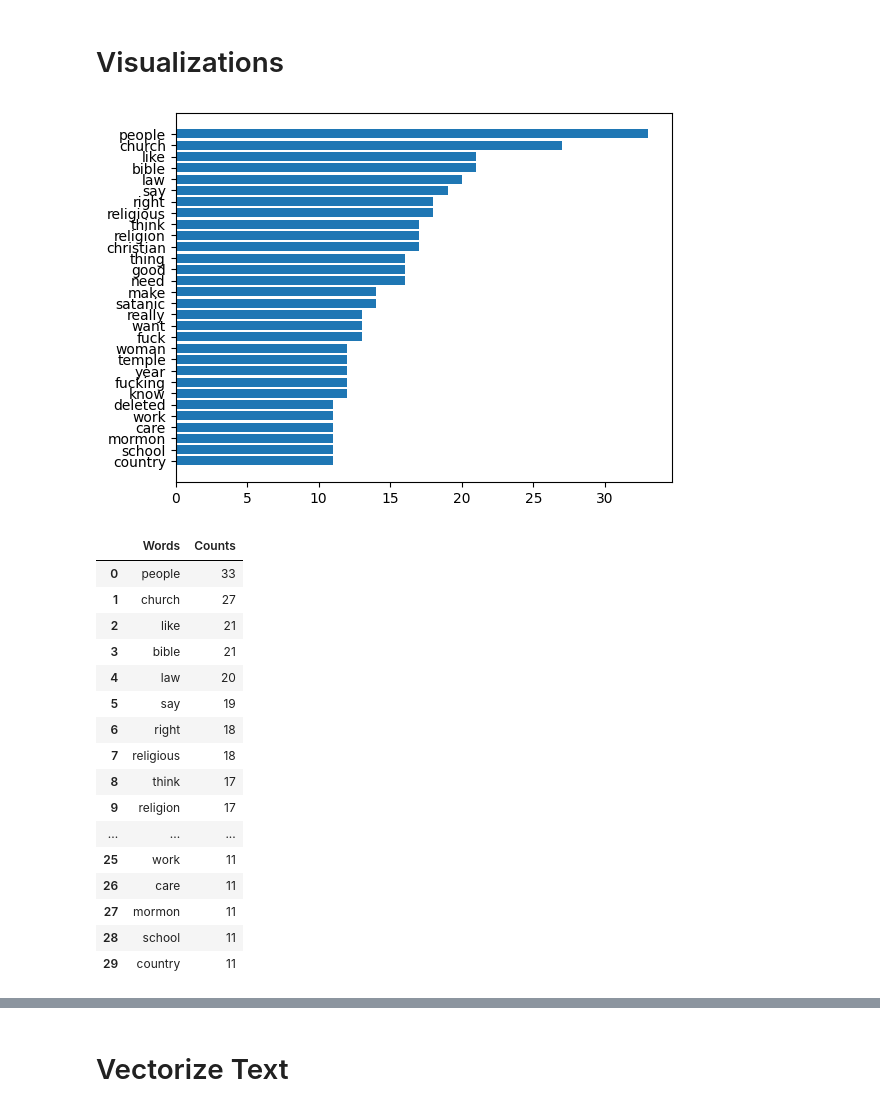
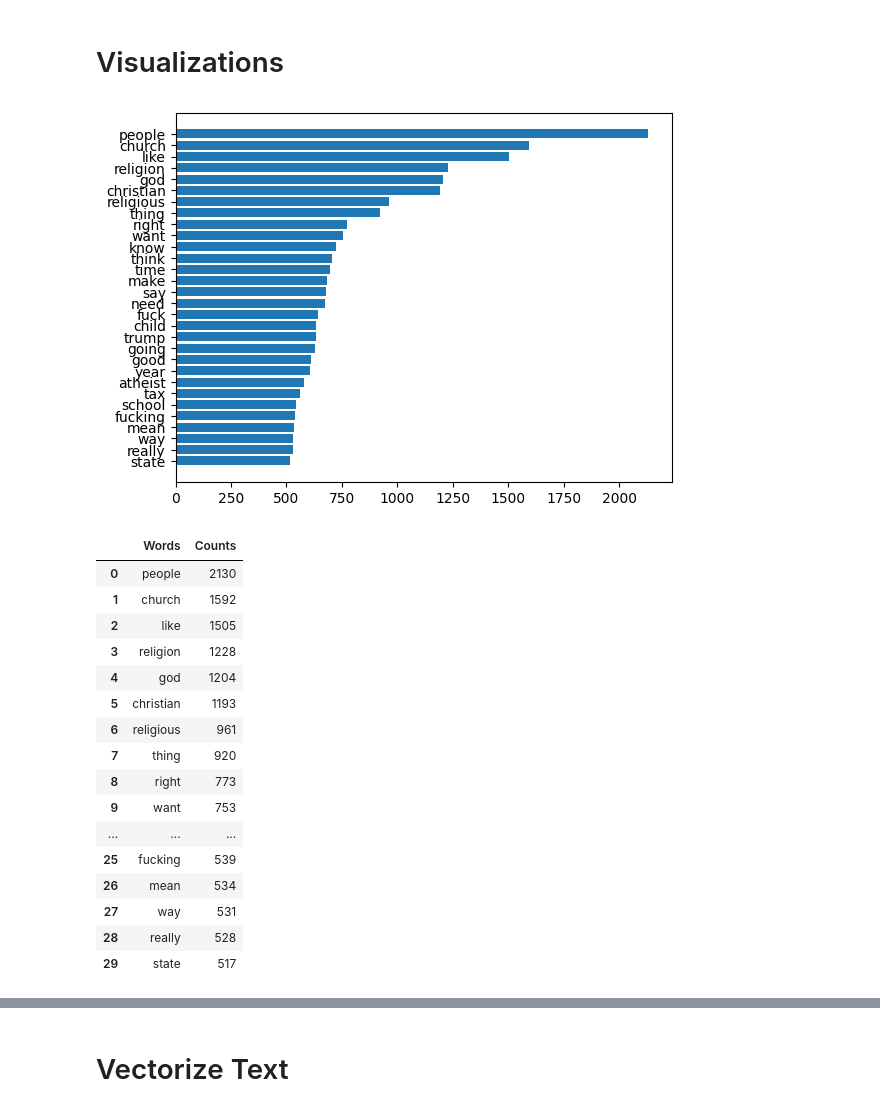
Before and after one commit to xmegan10/Reddit-Atheism-Sentiment-Comment-Prediction, a Jupyter notebook: ath_reddit_proj.ipynb, the cells around one changed output, grey strips where cells are left out. Saved outputs shown, nothing was run; the diff lists cells and outputs as text; code cells hidden in the pictures.

Commit message:
move train test split before preprocess

```diff
--- a/ath_reddit_proj.ipynb
+++ b/ath_reddit_proj.ipynb
@@ -122,0 +125,9 @@ c_eda_df
+# %%
+#split at this stage to avoid data snooping bias
+from sklearn.model_selection import train_test_split
+from sklearn.model_selection import train_test_split
+train_p, test_p = train_test_split(a_posts_df, test_size = 0.2, random_state=42)
+# %%
+#filter a_comments_df into train and test based on train_p and test_p
+train_c = a_comments_df.loc[a_comments_df["post_id"].isin(train_p["post_id"])]
+test_c = a_comments_df.loc[a_comments_df["post_id"].isin(test_p["post_id"])]
@@ -123,2 +141,5 @@ c_eda_df
+# %%
+posts = train_p.copy()
+comments = train_c.copy()
 # %% [markdown]
 ## Preprocess text
@@ -198,21 +191,21 @@ train_c, test_c = train_test_split(a_comment_df, test_size = 0.2, random_state=4
 # %%
 from sklearn.feature_extraction.text import CountVectorizer
 
 vectorizer = CountVectorizer(stop_words='english')
-X_counts = vectorizer.fit_transform(train_c["comment_body"])
+X_counts = vectorizer.fit_transform(comments["comment_body"])
 
 w_counts = X_counts.toarray().sum(axis = 0)
 word_freq = [(word, w_counts[idx])for word, idx in vectorizer.vocabulary_.items()]
 word_freq = sorted(word_freq, key=lambda x: x[1], reverse = True)
 
 words = [w[0] for w in word_freq[:30]]
 counts = [w[1] for w in word_freq[:30]]
 fig, ax = plt.subplots()
 ax.barh(words, counts, align = "center")
 ax.invert_yaxis()
 plt.show()
 # %% [output]
-[figure, old version]
+[figure, new version]
 # %%
 #df of word counts
 data = {"Words": words, "Counts": counts}
@@ -220,20 +213,20 @@ word_freq_df = pd.DataFrame(data)
 word_freq_df
 # %% [output]
 |  | Words | Counts |
-| 0 | people | 33 |
-| 1 | church | 27 |
-| 2 | like | 21 |
-| 3 | bible | 21 |
-| 4 | law | 20 |
-| 5 | say | 19 |
-| 6 | right | 18 |
-| 7 | religious | 18 |
-| 8 | think | 17 |
-| 9 | religion | 17 |
+| 0 | people | 2130 |
+| 1 | church | 1592 |
+| 2 | like | 1505 |
+| 3 | religion | 1228 |
+| 4 | god | 1204 |
+| 5 | christian | 1193 |
+| 6 | religious | 961 |
+| 7 | thing | 920 |
+| 8 | right | 773 |
+| 9 | want | 753 |
 | ... | ... | ... |
-| 25 | work | 11 |
-| 26 | care | 11 |
-| 27 | mormon | 11 |
-| 28 | school | 11 |
-| 29 | country | 11 |
+| 25 | fucking | 539 |
+| 26 | mean | 534 |
+| 27 | way | 531 |
+| 28 | really | 528 |
+| 29 | state | 517 |
 # %%
```
Also changed, not shown: parts of 11 cells of this notebook.
